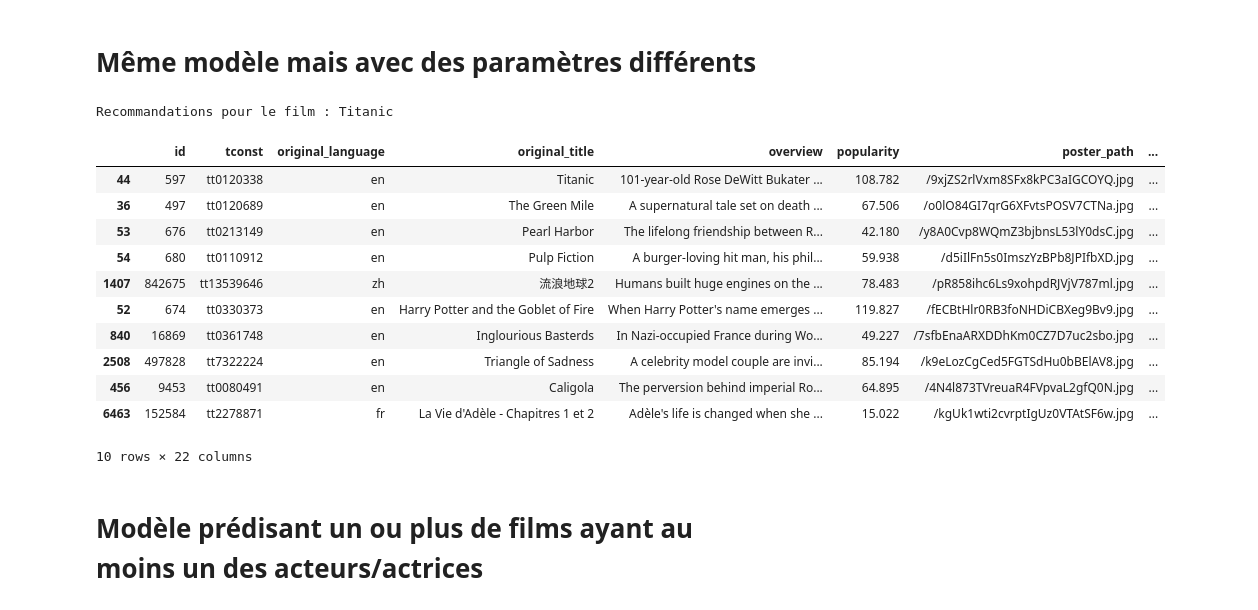
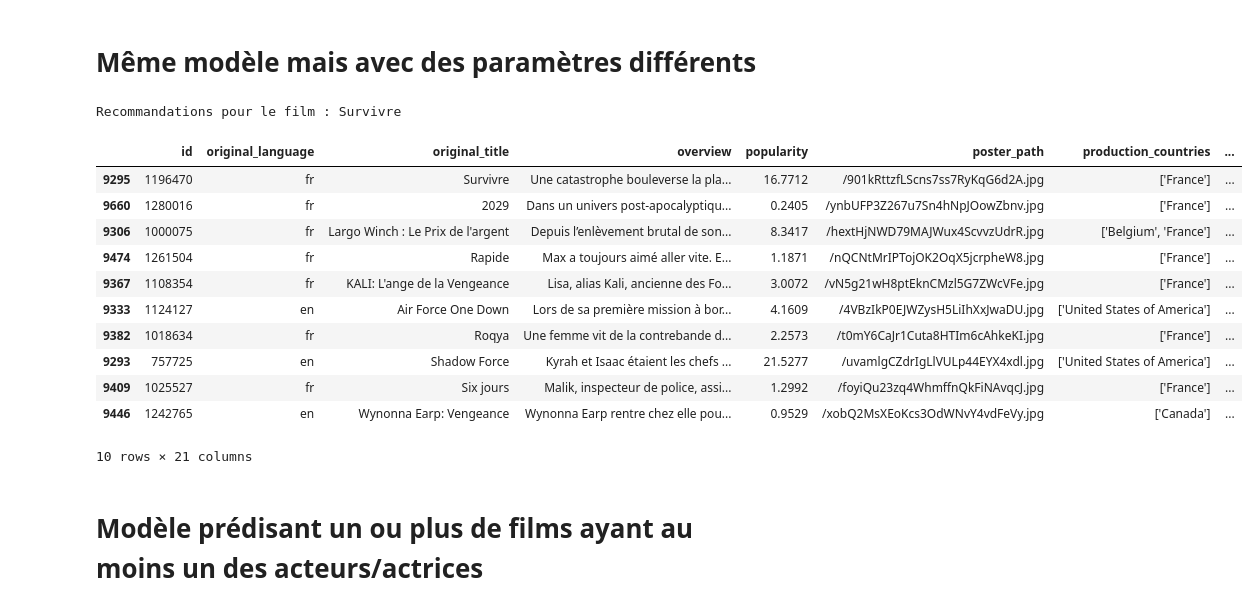
Before and after one commit to jbhdev/data-films, a Jupyter notebook: Merged_movies.ipynb, the cells around one changed output. Saved outputs shown, nothing was run; the diff lists cells and outputs as text; code cells hidden in the pictures.

```diff
--- a/Merged_movies.ipynb
+++ b/Merged_movies.ipynb
@@ -54,7 +56,7 @@ data_fr = data_fr.drop(columns=['adult','backdrop_path','belongs_to_collection',
 data_fr['release_date'] = pd.to_datetime(data_fr['release_date'])
 
 # Rajout de la colonne decennie et start year
-data_fr['startYear'] = data_fr['release_date'].dt.year
+data_fr['startYear'] = data_fr['release_date'].dt.year.astype('Int64')
 
 # Créer la colonne décennie
 data_fr['decennie'] = (data_fr['startYear'] // 10) * 10
@@ -160,17 +165,28 @@ films
 # %% [markdown]
                                                     Machine Learning
 # %%
-# Nettoyage des lignes manquantes
-films = films.dropna()
+
+
 films = films.copy()
-films.reset_index(drop=True, inplace=True)
+
 # nouveau dataframe avec uniquement les deux premiers acteurs, actrices et un réalisateur
-films[['acteurs_1','acteurs_2']] = films['actors'].apply(lambda x: pd.Series(x[:2]))
-films['actrices'] = films['actresses'].apply(lambda x: x[0] if len(x) > 0 else None)
-films['realisateurs'] = films['directors'].apply(lambda x: x[0] if len(x) > 0 else None)
+films[['acteurs_1', 'acteurs_2']] = films['actors'].apply(lambda x: pd.Series(x[:2]) if isinstance(x, list) else pd.Series([None, None]))
+films['actrices'] = films['actresses'].apply(lambda x: x[0] if isinstance(x, list) and len(x) > 0 else None)
+films['realisateurs'] = films['directors'].apply(lambda x: x[0] if isinstance(x, list) and len(x) > 0 else None)
+
+films['acteurs_1'] = films['acteurs_1'].fillna('unknown_actor')
+films['acteurs_2'] = films['acteurs_2'].fillna('unknown_actor')
+films['actrices'] = films['actrices'].fillna('unknown_actress')
+films['realisateurs'] = films['realisateurs'].fillna('unknown_director')
+films['genres'] = films['genres'].fillna('unknown_genre')
 
 # Suppression des colonnes actors, acrtress et directors
-films = films.drop(columns=['actors', 'actresses', 'directors'])
+films = films.drop(columns=['tconst','actors', 'actresses', 'directors'])
+
+# Nettoyage des lignes manquantes
+#films = films.dropna()
+
+films.reset_index(drop=True, inplace=True)
 
 films
 # %% [output]
@@ -340,13 +355,13 @@ preprocessor = ColumnTransformer(
 pipeline = Pipeline(steps=[('preprocessor', preprocessor)])
 
 # ---------------------- Chargement des données ----------------------
-films = pd.read_csv("C:/Users/sirnb/OneDrive/Bureau/WildCode/Projets/Projet_2_App/Table_CSV_export/films.csv")  # Chargez vos données ici
+films = pd.read_csv("datasets/raw/films.csv")  # Chargez vos données ici
 
 # Vérifiez s'il existe déjà un fichier traité
 try:
-    df_processed = joblib.load('processed_films.pkl')
-    nn_model = joblib.load('nn_model.pkl')
-    distances_all, indices_all = joblib.load('nn_distances.pkl')
+    df_processed = joblib.load('datasets/raw/processed_films.pkl')
+    nn_model = joblib.load('datasets/raw/nn_model.pkl')
+    distances_all, indices_all = joblib.load('datasets/raw/nn_distances.pkl')
 except FileNotFoundError:
     processed_data = pipeline.fit_transform(films)
     if issparse(processed_data):
@@ -355,14 +370,14 @@ except FileNotFoundError:
     df_processed = pd.DataFrame(processed_data, columns=columns)
 
     # Sauvegarde
-    joblib.dump(df_processed, 'processed_films.pkl')
+    joblib.dump(df_processed, 'datasets/raw/processed_films.pkl')
 
     nn_model = NearestNeighbors(n_neighbors=10, algorithm='auto', metric='euclidean')
     nn_model.fit(df_processed)
-    joblib.dump(nn_model, 'nn_model.pkl')
+    joblib.dump(nn_model, 'datasets/raw/nn_model.pkl')
 
     distances_all, indices_all = nn_model.kneighbors(df_processed)
-    joblib.dump((distances_all, indices_all), 'nn_distances.pkl')
+    joblib.dump((distances_all, indices_all), 'datasets/raw/nn_distances.pkl')
 
 # ---------------------- Fonction de recommandation ----------------------
 def recommend_similar_items(index: int,
@@ -377,47 +392,47 @@ def recommend_similar_items(index: int,
                              runtime_range: tuple = None) -> pd.DataFrame:
 
     neighbor_distances = distances[index][0:n_neighbors+1]
     neighbors_idx = indices[index][0:n_neighbors+1]
 
     recommendations = original_data.iloc[neighbors_idx].copy()
     recommendations['distance'] = neighbor_distances
 
     if min_popularity is not None:
         recommendations = recommendations[recommendations['popularity'] >= min_popularity]
 
     if runtime_range is not None:
         min_runtime, max_runtime = runtime_range
         recommendations = recommendations[
             recommendations['runtimeMinutes'].between(min_runtime, max_runtime)
         ]
 
     if sort_by and sort_by in recommendations.columns:
         recommendations = recommendations.sort_values(by=sort_by, ascending=False)
 
     print(f"\nRecommandations pour le film : {original_data.iloc[index]['original_title']}\n")
     return recommendations
 
 # ---------------------- Exemple d'utilisation ----------------------
 display(recommend_similar_items(
-    index= 44,
+    index= 9295,
     n_neighbors=10
 ))
 
 #print(recommandations[['original_title', 'popularity', 'runtimeMinutes', 'distance']])
 # %% [output]
-Recommandations pour le film : Titanic
+Recommandations pour le film : Survivre
-|  | id | tconst | original_language | original_title | overview | popularity | poster_path | ... |
-| 44 | 597 | tt0120338 | en | Titanic | 101-year-old Rose DeWitt Bukater ... | 108.782 | /9xjZS2rlVxm8SFx8kPC3aIGCOYQ.jpg | ... |
-| 36 | 497 | tt0120689 | en | The Green Mile | A supernatural tale set on death ... | 67.506 | /o0lO84GI7qrG6XFvtsPOSV7CTNa.jpg | ... |
-| 53 | 676 | tt0213149 | en | Pearl Harbor | The lifelong friendship between R... | 42.180 | /y8A0Cvp8WQmZ3bjbnsL53lY0dsC.jpg | ... |
-| 54 | 680 | tt0110912 | en | Pulp Fiction | A burger-loving hit man, his phil... | 59.938 | /d5iIlFn5s0ImszYzBPb8JPIfbXD.jpg | ... |
-| 1407 | 842675 | tt13539646 | zh | 流浪地球2 | Humans built huge engines on the ... | 78.483 | /pR858ihc6Ls9xohpdRJVjV787ml.jpg | ... |
-| 52 | 674 | tt0330373 | en | Harry Potter and the Goblet of Fire | When Harry Potter's name emerges ... | 119.827 | /fECBtHlr0RB3foNHDiCBXeg9Bv9.jpg | ... |
-| 840 | 16869 | tt0361748 | en | Inglourious Basterds | In Nazi-occupied France during Wo... | 49.227 | /7sfbEnaARXDDhKm0CZ7D7uc2sbo.jpg | ... |
-| 2508 | 497828 | tt7322224 | en | Triangle of Sadness | A celebrity model couple are invi... | 85.194 | /k9eLozCgCed5FGTSdHu0bBElAV8.jpg | ... |
-| 456 | 9453 | tt0080491 | en | Caligola | The perversion behind imperial Ro... | 64.895 | /4N4l873TVreuaR4FVpvaL2gfQ0N.jpg | ... |
-| 6463 | 152584 | tt2278871 | fr | La Vie d'Adèle - Chapitres 1 et 2 | Adèle's life is changed when she ... | 15.022 | /kgUk1wti2cvrptIgUz0VTAtSF6w.jpg | ... |
+|  | id | original_language | original_title | overview | popularity | poster_path | production_countries | ... |
+| 9295 | 1196470 | fr | Survivre | Une catastrophe bouleverse la pla... | 16.7712 | /901kRttzfLScns7ss7RyKqG6d2A.jpg | ['France'] | ... |
+| 9660 | 1280016 | fr | 2029 | Dans un univers post-apocalyptiqu... | 0.2405 | /ynbUFP3Z267u7Sn4hNpJOowZbnv.jpg | ['France'] | ... |
+| 9306 | 1000075 | fr | Largo Winch : Le Prix de l'argent | Depuis l’enlèvement brutal de son... | 8.3417 | /hextHjNWD79MAJWux4ScvvzUdrR.jpg | ['Belgium', 'France'] | ... |
+| 9474 | 1261504 | fr | Rapide | Max a toujours aimé aller vite. E... | 1.1871 | /nQCNtMrIPTojOK2OqX5jcrpheW8.jpg | ['France'] | ... |
+| 9367 | 1108354 | fr | KALI: L'ange de la Vengeance | Lisa, alias Kali, ancienne des Fo... | 3.0072 | /vN5g21wH8ptEknCMzl5G7ZWcVFe.jpg | ['France'] | ... |
+| 9333 | 1124127 | en | Air Force One Down | Lors de sa première mission à bor... | 4.1609 | /4VBzIkP0EJWZysH5LiIhXxJwaDU.jpg | ['United States of America'] | ... |
+| 9382 | 1018634 | fr | Roqya | Une femme vit de la contrebande d... | 2.2573 | /t0mY6CaJr1Cuta8HTIm6cAhkeKI.jpg | ['France'] | ... |
+| 9293 | 757725 | en | Shadow Force | Kyrah et Isaac étaient les chefs ... | 21.5277 | /uvamlgCZdrIgLlVULp44EYX4xdl.jpg | ['United States of America'] | ... |
+| 9409 | 1025527 | fr | Six jours | Malik, inspecteur de police, assi... | 1.2992 | /foyiQu23zq4WhmffnQkFiNAvqcJ.jpg | ['France'] | ... |
+| 9446 | 1242765 | en | Wynonna Earp: Vengeance | Wynonna Earp rentre chez elle pou... | 0.9529 | /xobQ2MsXEoKcs3OdWNvY4vdFeVy.jpg | ['Canada'] | ... |
-10 rows × 22 columns
+10 rows × 21 columns
 # %% [markdown]
 # Modèle prédisant un ou plus de films ayant au moins un des acteurs/actrices
 # %%
```
Also changed, not shown: parts of 12 cells of this notebook, 5 other files.
